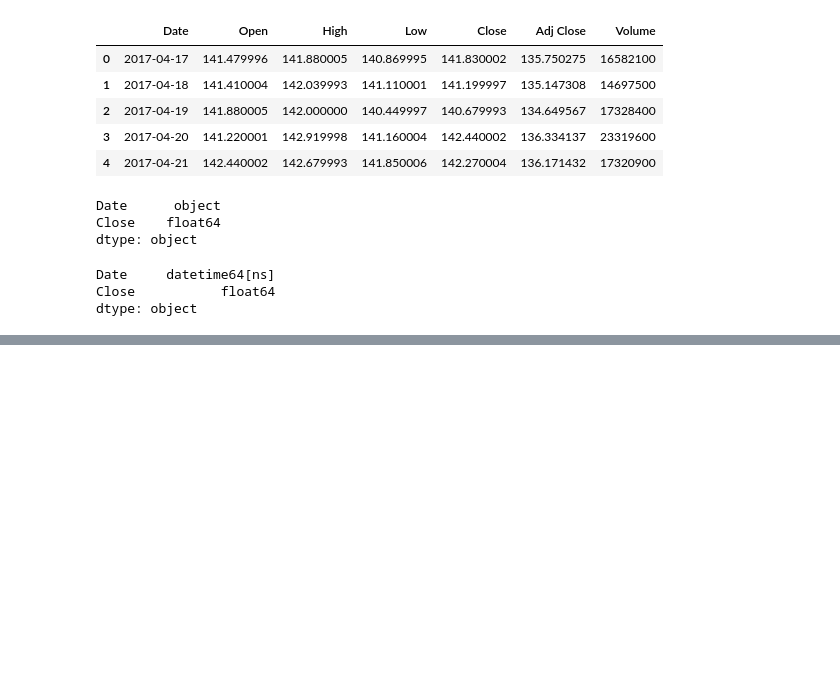
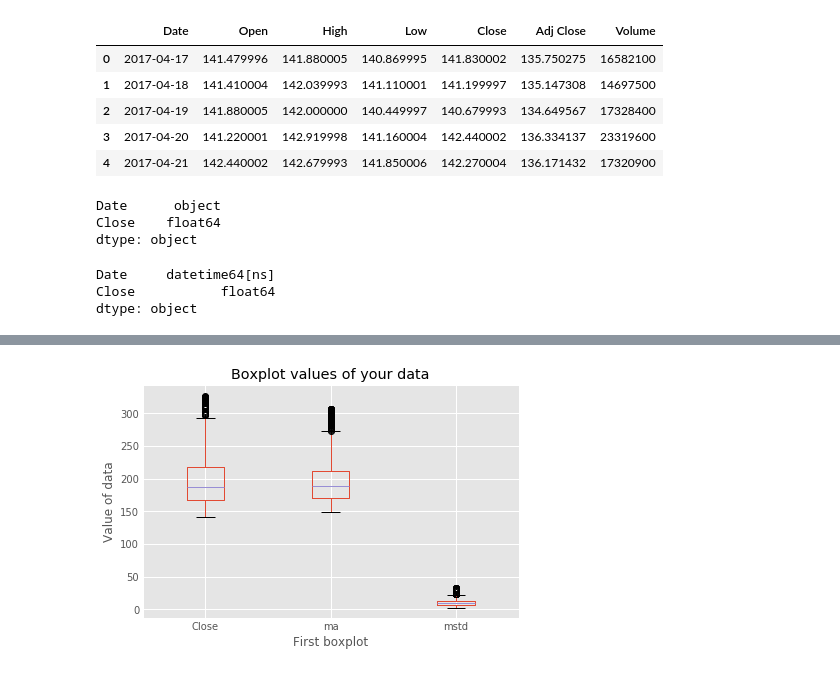
Before and after one commit to hilljtm/py_practice, a Jupyter notebook: visualizing_time_series.ipynb, the cells around one changed output, grey strips where cells are left out. Saved outputs shown, nothing was run; the diff lists cells and outputs as text; code cells hidden in the pictures; blank space fills up the shorter version.

```diff
--- a/visualizing_time_series.ipynb
+++ b/visualizing_time_series.ipynb
@@ -236,0 +232,11 @@ prof.to_file(output_file='output.html')
+# %%
+# Using a box plot provides information on the shape, variability, and median of your data
+# It's particularly useful to display range of data, and identifying potential outliers
+ax1 = df1.boxplot()
+ax1.set_xlabel('First boxplot')
+ax1.set_ylabel('Value of data')
+ax1.set_title('Boxplot values of your data')
+
+plt.show()
+# %% [output]
+[figure, added]
```
Also changed, not shown: parts of 12 cells of this notebook.
